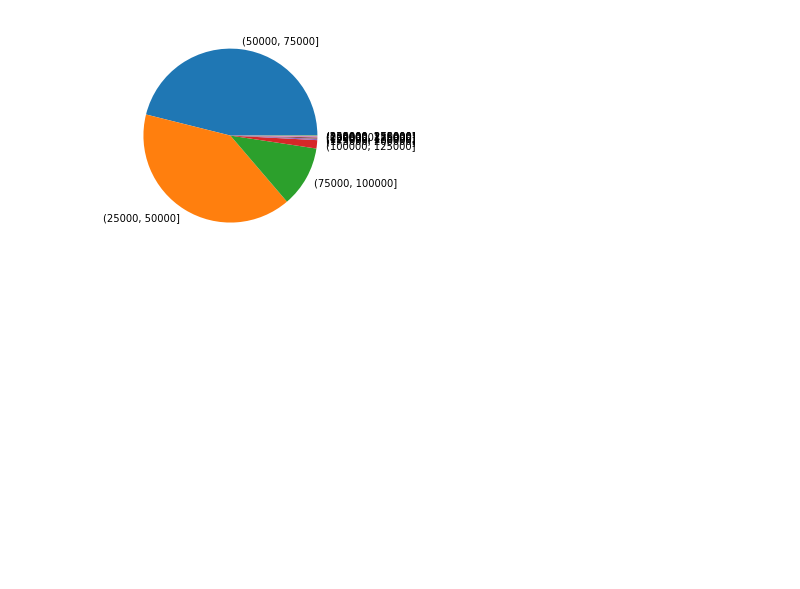
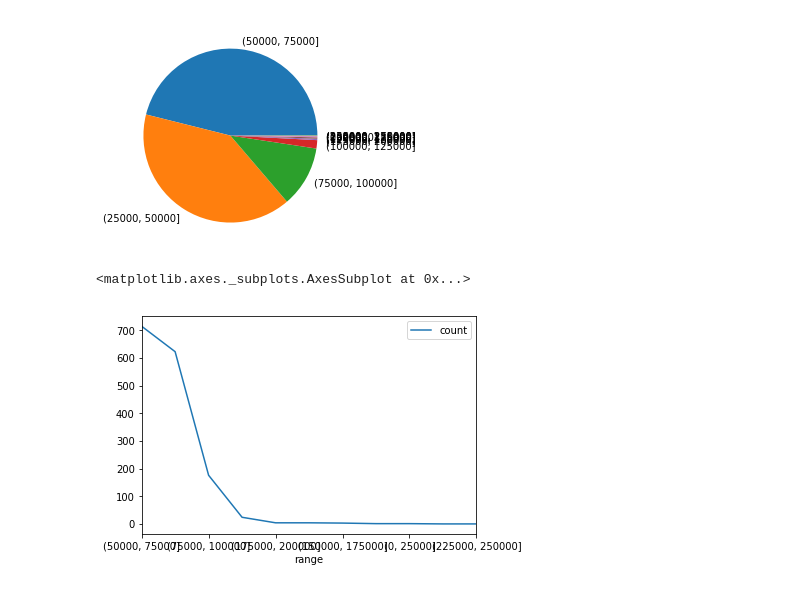
Before and after one commit to Gowrish2710/Python-Project, a Jupyter notebook: Pandas/17. Visualization/04. Matplotlib Data Plotting.ipynb, the cells around one changed output. Drawn from its saved outputs; the diff is of its cells as text; code cells hidden in the pictures; blank space fills up the shorter version.

Commit message:
Basics of Matplotlib

```diff
--- a/Pandas/17. Visualization/04. Matplotlib Data Plotting.ipynb
+++ b/Pandas/17. Visualization/04. Matplotlib Data Plotting.ipynb
@@ -427,3 +427,8 @@ plot.pie('count',data=df_cat,labels='range')
   Text(1.0999999999999919, -1.3436902586447112e-07, '(250000, 275000]'),
   Text(1.0999999999999919, -1.3436902586447112e-07, '(225000, 250000]')])
 [figure]
+# %%
+df_cat.plot(x = 'range',y='count')
+# %% [output]
+<matplotlib.axes._subplots.AxesSubplot at 0x...>
+[figure, added]
```
Also changed, not shown: 9 other files.
